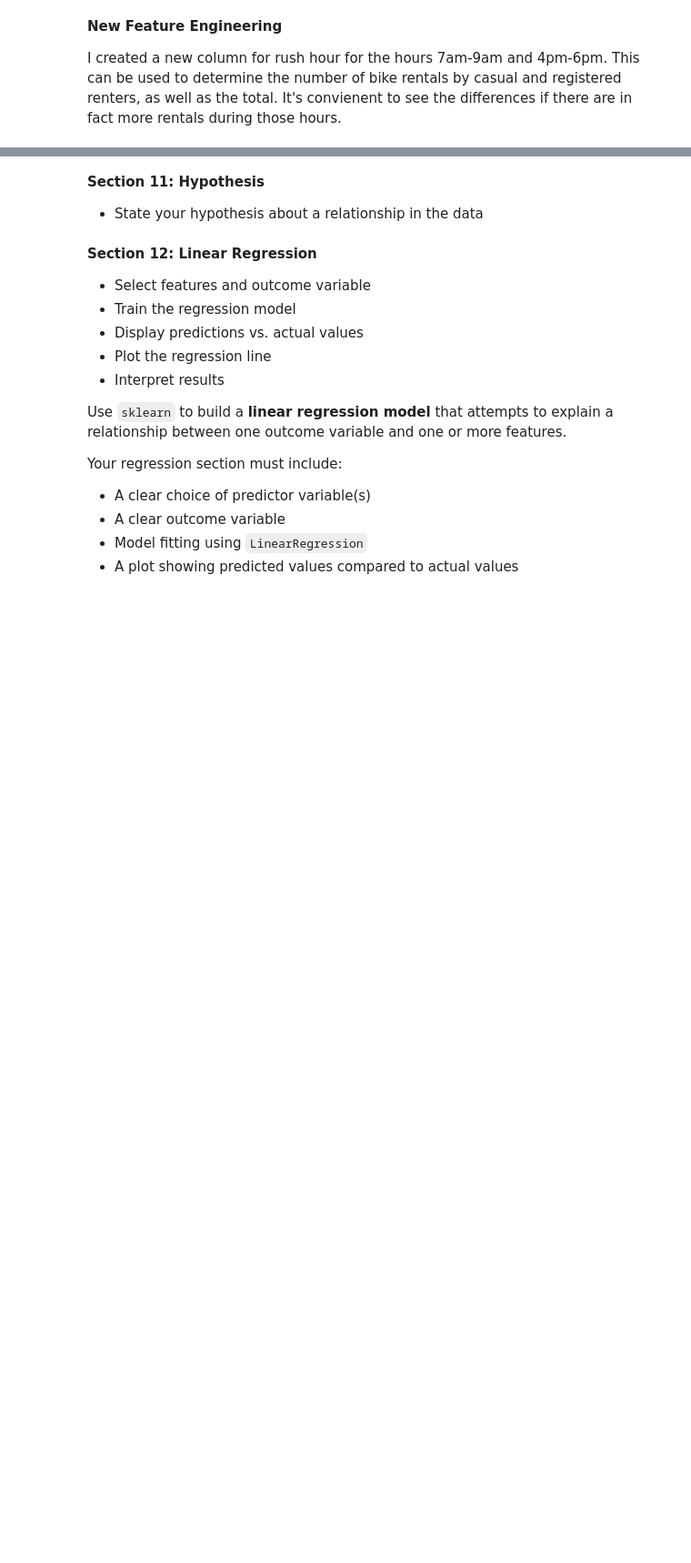
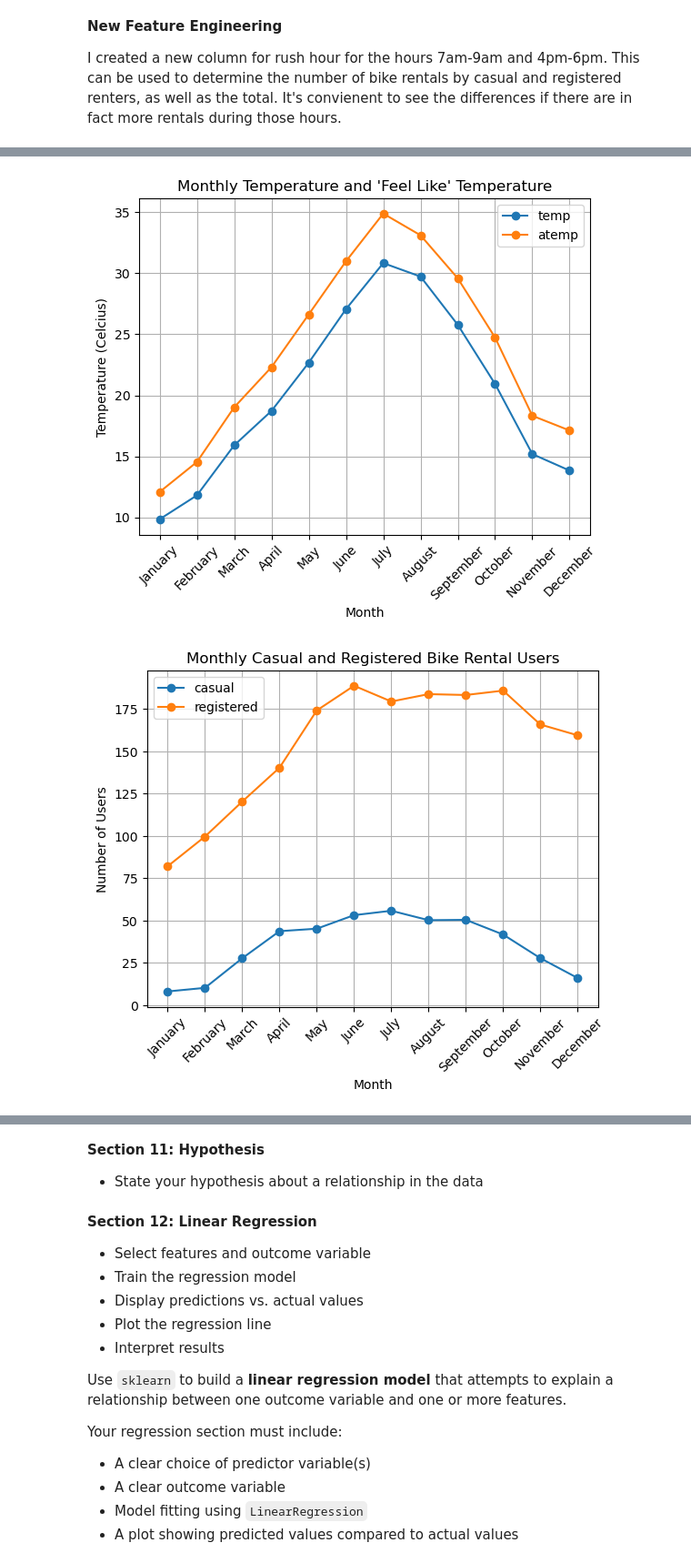
Before and after one commit to keshleem/final_project, a Jupyter notebook: klmartin_dx602_final.ipynb, the cells around one changed output, grey strips where cells are left out. Shown at 91% size. Saved outputs shown, nothing was run; the diff lists cells and outputs as text; code cells hidden in the pictures; blank space fills up the shorter version.

```diff
--- a/klmartin_dx602_final.ipynb
+++ b/klmartin_dx602_final.ipynb
@@ -581 +579,30 @@ For the grouped analysis, the data will be grouped by the hour of the day, looki
+# %%
+# variable for the temperatures across the months
+monthly_temperature = bikes.groupby("month")[["temp", "atemp"]].mean()
+
+# line graph of the temperatures across the months
+monthly_temperature.plot(kind="line", marker="o")
+plt.xticks(ticks=range(len(monthly_temperature.index)),labels=monthly_temperature.index, rotation=45)
+plt.title("Monthly Temperature and 'Feel Like' Temperature")
+plt.xlabel("Month")
+plt.ylabel("Temperature (Celcius)")
+plt.legend()
+plt.grid()
+plt.show()
+
+# casual and registered users across the months
+monthly_users = bikes.groupby("month")[["casual", "registered"]].mean()
+
+# line graph of the rental users across the months
+monthly_users.plot(kind="line", marker="o")
+plt.xticks(ticks=range(len(monthly_users.index)),labels=monthly_users.index, rotation=45)
+plt.title("Monthly Casual and Registered Bike Rental Users")
+plt.xlabel("Month")
+plt.ylabel("Number of Users")
+plt.legend()
+plt.grid()
+plt.show()
+# %% [output]
+[figure, added]
+[figure, added]
 # %% [markdown]
```
Also changed, not shown: parts of 17 cells of this notebook.
